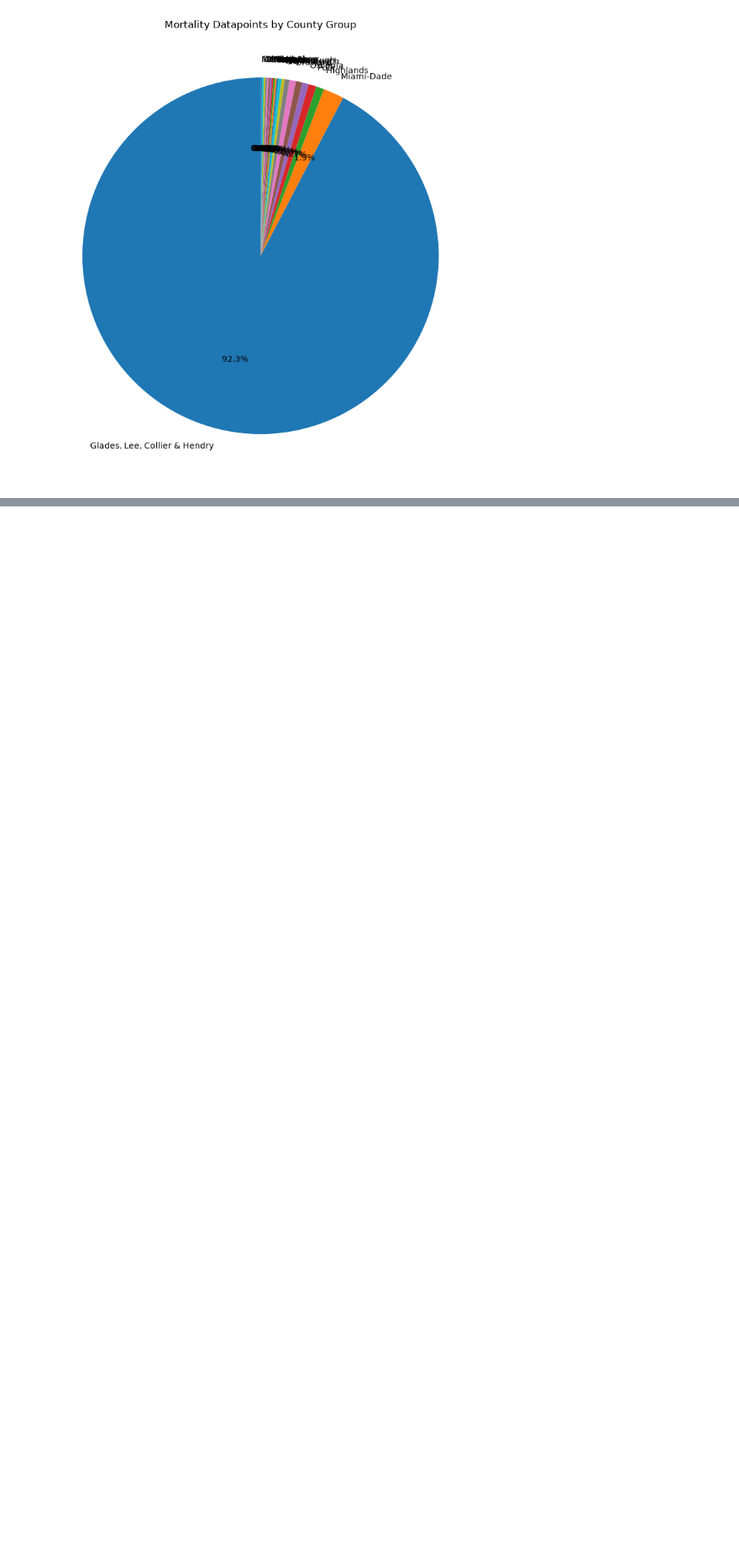
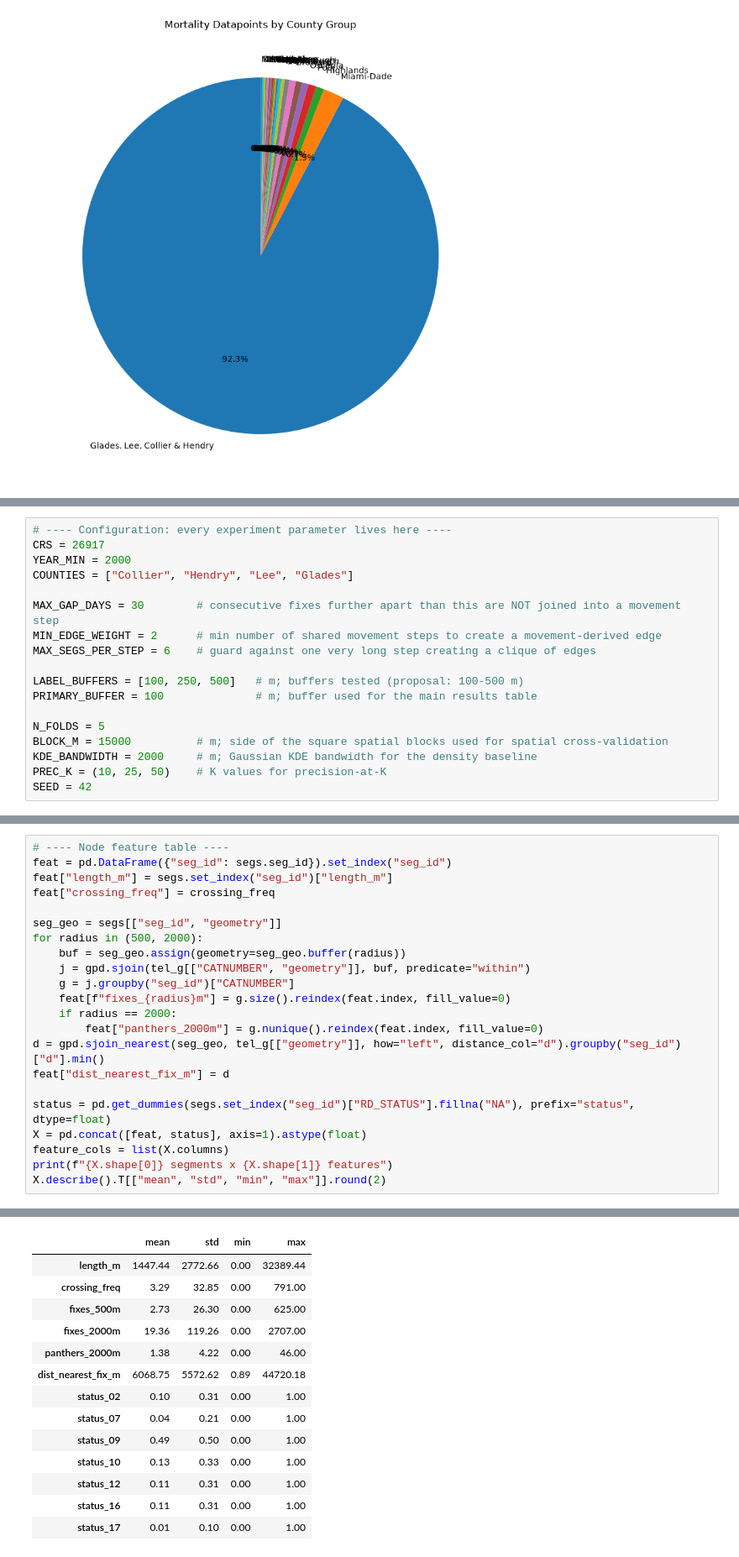
Before and after one commit to JerRMartin/Graph-Based-Risk-Mapping, a Jupyter notebook: notebooks/notebook.ipynb, the cells around one changed output, grey strips where cells are left out. Shown at 84% size. Drawn from its saved outputs; the diff is of its cells as text; blank space fills up the shorter version.

```diff
--- a/notebooks/notebook.ipynb
+++ b/notebooks/notebook.ipynb
@@ -483,0 +251,18 @@ plt.show()
+# %%
+# ---- Configuration: every experiment parameter lives here ----
+CRS = 26917
+YEAR_MIN = 2000
+COUNTIES = ["Collier", "Hendry", "Lee", "Glades"]
+
+MAX_GAP_DAYS = 30        # consecutive fixes further apart than this are NOT joined into a movement step
+MIN_EDGE_WEIGHT = 2      # min number of shared movement steps to create a movement-derived edge
+MAX_SEGS_PER_STEP = 6    # guard against one very long step creating a clique of edges
+
+LABEL_BUFFERS = [100, 250, 500]   # m; buffers tested (proposal: 100-500 m)
+PRIMARY_BUFFER = 100              # m; buffer used for the main results table
+
+N_FOLDS = 5
+BLOCK_M = 15000          # m; side of the square spatial blocks used for spatial cross-validation
+KDE_BANDWIDTH = 2000     # m; Gaussian KDE bandwidth for the density baseline
+PREC_K = (10, 25, 50)    # K values for precision-at-K
+SEED = 42
@@ -483,0 +432,23 @@ plt.show()
+# %%
+# ---- Node feature table ----
+feat = pd.DataFrame({"seg_id": segs.seg_id}).set_index("seg_id")
+feat["length_m"] = segs.set_index("seg_id")["length_m"]
+feat["crossing_freq"] = crossing_freq
+
+seg_geo = segs[["seg_id", "geometry"]]
+for radius in (500, 2000):
+    buf = seg_geo.assign(geometry=seg_geo.buffer(radius))
+    j = gpd.sjoin(tel_g[["CATNUMBER", "geometry"]], buf, predicate="within")
+    g = j.groupby("seg_id")["CATNUMBER"]
+    feat[f"fixes_{radius}m"] = g.size().reindex(feat.index, fill_value=0)
+    if radius == 2000:
+        feat["panthers_2000m"] = g.nunique().reindex(feat.index, fill_value=0)
+d = gpd.sjoin_nearest(seg_geo, tel_g[["geometry"]], how="left", distance_col="d").groupby("seg_id")["d"].min()
+feat["dist_nearest_fix_m"] = d
+
+status = pd.get_dummies(segs.set_index("seg_id")["RD_STATUS"].fillna("NA"), prefix="status", dtype=float)
+X = pd.concat([feat, status], axis=1).astype(float)
+feature_cols = list(X.columns)
+print(f"{X.shape[0]} segments x {X.shape[1]} features")
+X.describe().T[["mean", "std", "min", "max"]].round(2)
+# %% [output]
@@ -483,0 +456,14 @@ plt.show()
+|  | mean | std | min | max |
+| length_m | 1447.44 | 2772.66 | 0.00 | 32389.44 |
+| crossing_freq | 3.29 | 32.85 | 0.00 | 791.00 |
+| fixes_500m | 2.73 | 26.30 | 0.00 | 625.00 |
+| fixes_2000m | 19.36 | 119.26 | 0.00 | 2707.00 |
+| panthers_2000m | 1.38 | 4.22 | 0.00 | 46.00 |
+| dist_nearest_fix_m | 6068.75 | 5572.62 | 0.89 | 44720.18 |
+| status_02 | 0.10 | 0.31 | 0.00 | 1.00 |
+| status_07 | 0.04 | 0.21 | 0.00 | 1.00 |
+| status_09 | 0.49 | 0.50 | 0.00 | 1.00 |
+| status_10 | 0.13 | 0.33 | 0.00 | 1.00 |
+| status_12 | 0.11 | 0.31 | 0.00 | 1.00 |
+| status_16 | 0.11 | 0.31 | 0.00 | 1.00 |
+| status_17 | 0.01 | 0.10 | 0.00 | 1.00 |
```
Also changed, not shown: parts of 31 cells of this notebook, 1 other file.
